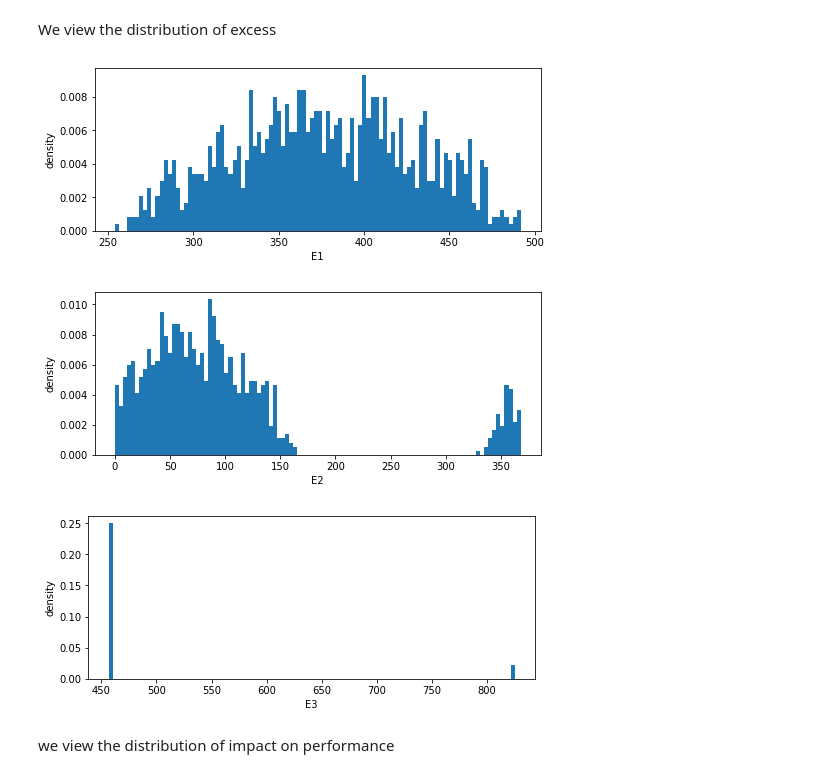
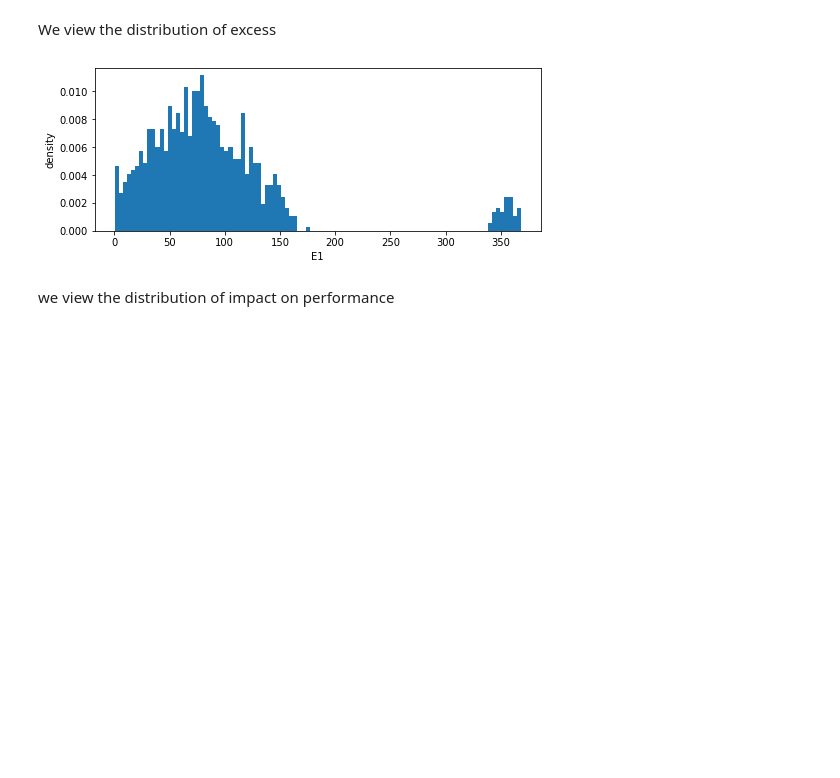
Before and after one commit to sed-group/mvmlib, a Jupyter notebook: docs/notebooks/strut_example.ipynb, the cells around one changed output. Saved outputs shown, nothing was run; the diff lists cells and outputs as text; code cells hidden in the pictures; blank space fills up the shorter version.

Commit message:
Add inverse functionality for MAN
-Can train the inverse of ``Behaviour`` models
-Update Impact and Absorbption calculations accordingly
sh: wq: command not found
sh: wq: command not found

```diff
--- a/docs/notebooks/strut_example.ipynb
+++ b/docs/notebooks/strut_example.ipynb
@@ -200,7 +186,7 @@ decisions = [decision_1, ]
 # %% [markdown]
 We concatenate all behaviour models into a list
 # %%
-behaviours = [b1,b2,b3,b4,b5,b6]
+behaviours = [b1,b2,b3,b4]
 # %% [markdown]
 ### Design margins
 
@@ -224,9 +206,7 @@ from mvm import MarginNode
 
 # Define margin nodes
 e1 = MarginNode('E1', direction='must_not_exceed')
-e2 = MarginNode('E2', direction='must_not_exceed')
-e3 = MarginNode('E3', direction='must_not_exceed')
-margin_nodes = [e1, e2, e3]
+margin_nodes = [e1,]
 # %% [markdown]
 ### Calculation of the value of excess margins in the strut
 
@@ -244,7 +224,7 @@ class MAN(MarginNetwork):
     def randomize(self):
         pass
 
-    def forward(self, num_threads=1, recalculate_decisions=False, override_decisions=False):
+    def forward(self, num_threads=1, recalculate_decisions=False, override_decisions=False,outputs=['dv',]):
         # retrieve MAN components
         d1 = self.design_params[0]  # w
         d2 = self.design_params[1]  # h
@@ -263,37 +243,32 @@ class MAN(MarginNetwork):
         b1 = self.behaviours[0]  # calculates length
         b2 = self.behaviours[1]  # calculates weight and cost
         b3 = self.behaviours[2]  # calculates axial force and stress
-        b4 = self.behaviours[3]  # calculates bending stress
-        b5 = self.behaviours[4]  # calculates buckling load
-        b6 = self.behaviours[5]  # convert material index to yield stress, density, and cost
+        b4 = self.behaviours[3]  # calculates stress
 
-        decision_1 = self.decisions[0]  # select a material based on maximum bending and axial stress
+        decision_1 = self.decisions[0]  # select a material based on maximum bending or axial stress
 
-        e1 = self.margin_nodes[0]  # margin against buckling (F,F_buckling)
-        e2 = self.margin_nodes[1]  # margin against axial failure (sigma_a,sigma_y)
-        e3 = self.margin_nodes[2]  # margin against bending failure (sigma_m,sigma_y)
+        e1 = self.margin_nodes[0]  # margin against axial or bending failure (sigma_max,sigma_y)
 
         p1 = self.performances[0]  # weight
         p2 = self.performances[1]  # cost
 
         # Execute behaviour models
+        # theta, r1, r2
         b1(d3.value, i3.value, i4.value)
-        b3(i1.value, i2.value, i3.value, i4.value, i6.value, s1.value, s2.value, d1.value, d2.value, d3.value,
-           b1.intermediate)
-        b4(i1.value, i2.value, i3.value, i4.value, i6.value, s1.value, s2.value, d2.value, d3.value, b1.intermediate)
-        b5(i2.value, i5.value, d1.value, d2.value, b1.intermediate)
 
+        # T1, T2, h, theta, alpha, E, r1, r2, Ts, L
+        b3(s1.value,s2.value,d2.value,d3.value,i1.value,i2.value,i3.value,i4.value,i6.value,b1.intermediate)
         # Execute decision node and translation model
-        decision_1(max(b3.threshold[1], b4.threshold),override_decisions,recalculate_decisions,num_threads)
-        b6(decision_1.selection_value)
+        decision_1(b3.threshold, override_decisions, recalculate_decisions, num_threads, outputs[0])
+        # invert decided value: sigma_y
+        b4.inv_call(decision_1.output_value)
 
         # Compute excesses
-        e1(b3.threshold[0], b5.decided_value)
-        e2(b3.threshold[1], b6.decided_value)
-        e3(b4.threshold, b6.decided_value)
+        e1(b3.threshold, decision_1.decided_value)
 
         # Compute performances
-        b2(b6.intermediate[0], d1.value, d2.value, b1.intermediate, b6.intermediate[1])
+        # rho, w, h, L, cost_coeff
+        b2(b4.intermediate[0], d1.value, d2.value, b1.intermediate, b4.intermediate[1])
         p1(b2.performance[0])
         p2(b2.performance[1])
 
@@ -600,6 +426,3 @@ class StoMAN(MAN):
 
 sto_man = StoMAN(design_params,input_specs,fixed_params,
     behaviours,decisions,margin_nodes,performances,'MAN_2')
-
-# Create surrogate model for estimating threshold performance
-sto_man.train_performance_surrogate(n_samples=700, bandwidth=[1e-3, ], sampling_freq=1)
@@ -644,12 +451,8 @@ We view the distribution of excess
 # %%
 # View distribution of excess
 sto_man.margin_nodes[0].excess.view()
-sto_man.margin_nodes[1].excess.view()
-sto_man.margin_nodes[2].excess.view()
 # %% [output]
-[figure, old version]
+[figure, new version]
-[figure, removed]
-[figure, removed]
 # %% [markdown]
 we view the distribution of impact on performance
 # %%
```
Also changed, not shown: parts of 35 cells of this notebook, 7 other files.
